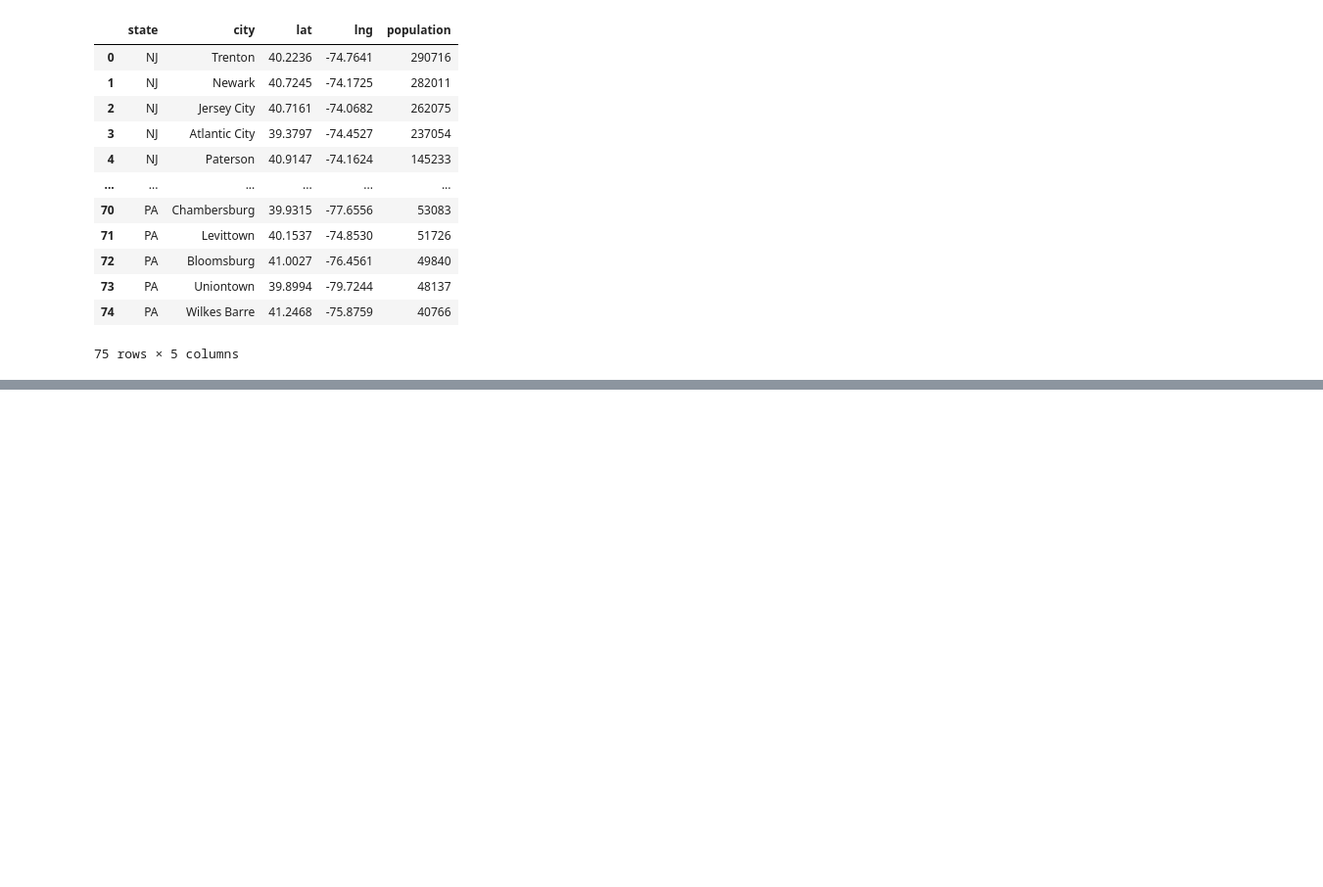
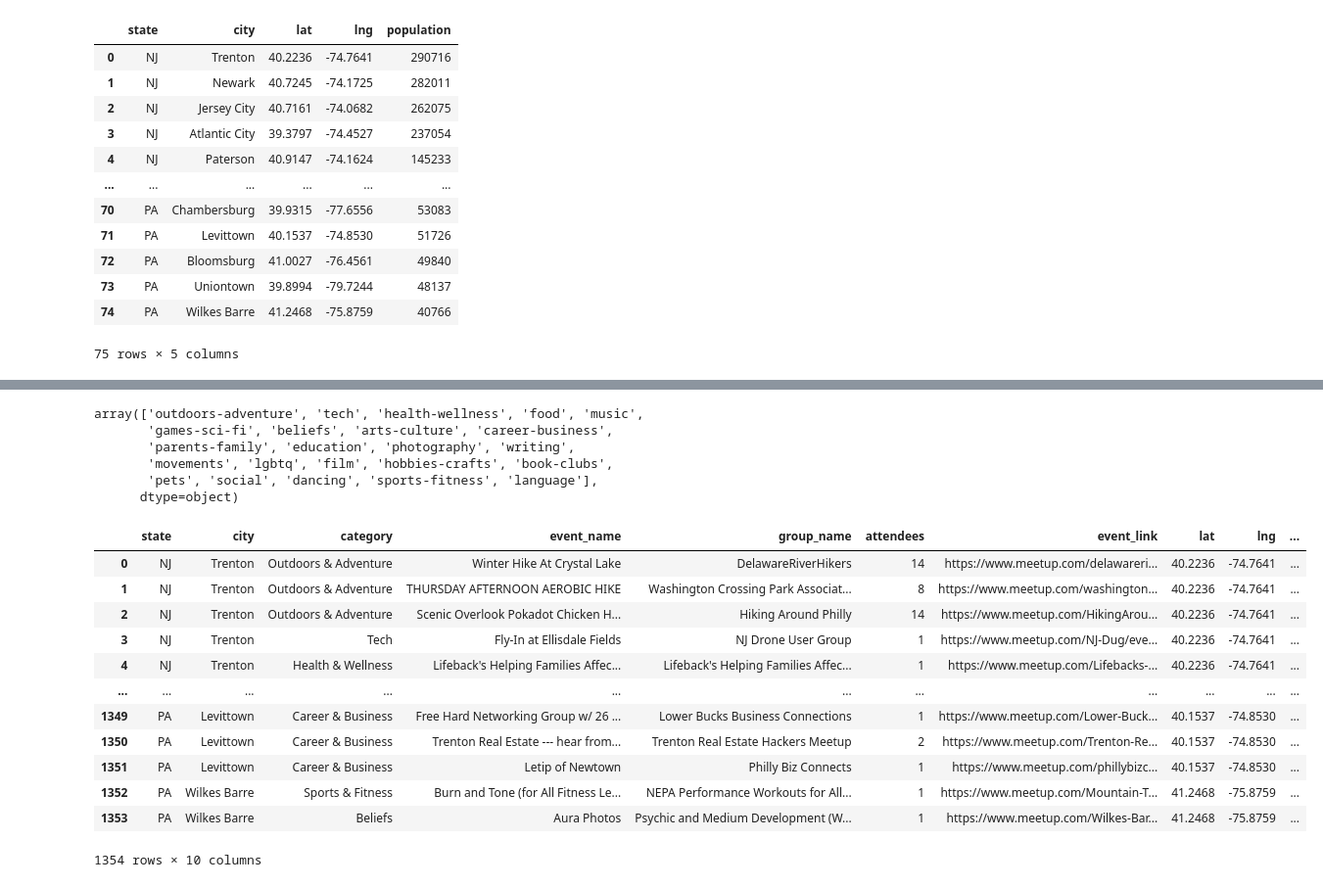
Before and after one commit to MersedehSP/Meetup_Project2, a Jupyter notebook: arts_scraped_data/scrape_arts.ipynb, the cells around one changed output, grey strips where cells are left out. Shown: that part at 98% size. Cells and saved outputs as stored; diff of their text form; code cells hidden in the pictures; blank space fills up the shorter version.

```diff
--- a/arts_scraped_data/scrape_arts.ipynb
+++ b/arts_scraped_data/scrape_arts.ipynb
@@ -267,3 +289,52 @@ NameError: name 'pd' is not defined
+# %%
+new_df['category'].unique()
+# %% [output]
+array(['outdoors-adventure', 'tech', 'health-wellness', 'food', 'music',
+       'games-sci-fi', 'beliefs', 'arts-culture', 'career-business',
+       'parents-family', 'education', 'photography', 'writing',
+       'movements', 'lgbtq', 'film', 'hobbies-crafts', 'book-clubs',
+       'pets', 'social', 'dancing', 'sports-fitness', 'language'],
+      dtype=object)
+# %%
+new_df.loc[new_df['category']=='outdoors-adventure', 'category'] =  'Outdoors & Adventure'
+new_df.loc[new_df['category']=='tech', 'category'] =  'Tech'
+new_df.loc[new_df['category']=='health-wellness', 'category'] =  'Health & Wellness'
+new_df.loc[new_df['category']=='food', 'category'] =  'Food & Drink'
+new_df.loc[new_df['category']=='music', 'category'] =  'Music'
+new_df.loc[new_df['category']=='games-sci-fi', 'category'] =  'Sci-Fi & Games'
+new_df.loc[new_df['category']=='beliefs', 'category'] =  'Beliefs'
+new_df.loc[new_df['category']=='arts-cultures', 'category'] =  'Arts'
+new_df.loc[new_df['category']=='career-business', 'category'] =  'Career & Business'
+new_df.loc[new_df['category']=='parents-family', 'category'] =  'Family'
+new_df.loc[new_df['category']=='education', 'category'] =  'Learning'
+new_df.loc[new_df['category']=='writing', 'category'] =  'Writing'
+new_df.loc[new_df['category']=='photography', 'category'] =  'Photography'
+new_df.loc[new_df['category']=='movements', 'category'] =  'Movements'
+new_df.loc[new_df['category']=='lgbtq', 'category'] =  'LGBTQ'
+new_df.loc[new_df['category']=='film', 'category'] =  'Film'
+new_df.loc[new_df['category']=='hobbies-crafts', 'category'] =  'Hobbies & Crafts'
+new_df.loc[new_df['category']=='book-clubs', 'category'] =  'Book Clubs'
+new_df.loc[new_df['category']=='pets', 'category'] =  'Pets'
+new_df.loc[new_df['category']=='social', 'category'] =  'Social'
+new_df.loc[new_df['category']=='dancing', 'category'] =  'Dance'
+new_df.loc[new_df['category']=='sports-fitness', 'category'] =  'Sports & Fitness'
+new_df.loc[new_df['category']=='language', 'category'] =  'Language & Culture'
+new_df.loc[new_df['category']=='arts-culture', 'category'] =  'Arts'
+new_df
+# %% [output]
+|  | state | city | category | event_name | group_name | attendees | event_link | lat | lng | ... |
+| 0 | NJ | Trenton | Outdoors & Adventure | Winter Hike At Crystal Lake | DelawareRiverHikers | 14 | https://www.meetup.com/delawareri... | 40.2236 | -74.7641 | ... |
+| 1 | NJ | Trenton | Outdoors & Adventure | THURSDAY AFTERNOON AEROBIC HIKE | Washington Crossing Park Associat... | 8 | https://www.meetup.com/washington... | 40.2236 | -74.7641 | ... |
+| 2 | NJ | Trenton | Outdoors & Adventure | Scenic Overlook Pokadot Chicken H... | Hiking Around Philly | 14 | https://www.meetup.com/HikingArou... | 40.2236 | -74.7641 | ... |
+| 3 | NJ | Trenton | Tech | Fly-In at Ellisdale Fields | NJ Drone User Group | 1 | https://www.meetup.com/NJ-Dug/eve... | 40.2236 | -74.7641 | ... |
+| 4 | NJ | Trenton | Health & Wellness | Lifeback's Helping Families Affec... | Lifeback's Helping Families Affec... | 1 | https://www.meetup.com/Lifebacks-... | 40.2236 | -74.7641 | ... |
+| ... | ... | ... | ... | ... | ... | ... | ... | ... | ... | ... |
+| 1349 | PA | Levittown | Career & Business | Free Hard Networking Group w/ 26 ... | Lower Bucks Business Connections | 1 | https://www.meetup.com/Lower-Buck... | 40.1537 | -74.8530 | ... |
+| 1350 | PA | Levittown | Career & Business | Trenton Real Estate --- hear from... | Trenton Real Estate Hackers Meetup | 2 | https://www.meetup.com/Trenton-Re... | 40.1537 | -74.8530 | ... |
+| 1351 | PA | Levittown | Career & Business | Letip of Newtown | Philly Biz Connects | 1 | https://www.meetup.com/phillybizc... | 40.1537 | -74.8530 | ... |
+| 1352 | PA | Wilkes Barre | Sports & Fitness | Burn and Tone (for All Fitness Le... | NEPA Performance Workouts for All... | 1 | https://www.meetup.com/Mountain-T... | 41.2468 | -75.8759 | ... |
+| 1353 | PA | Wilkes Barre | Beliefs | Aura Photos | Psychic and Medium Development (W... | 1 | https://www.meetup.com/Wilkes-Bar... | 41.2468 | -75.8759 | ... |
+1354 rows × 10 columns
 # %%
 # Export the dataframe to csv
 new_df.to_csv('Final_data.csv',index=False)
```
Also changed, not shown: parts of 6 cells of this notebook, 1 other file.
